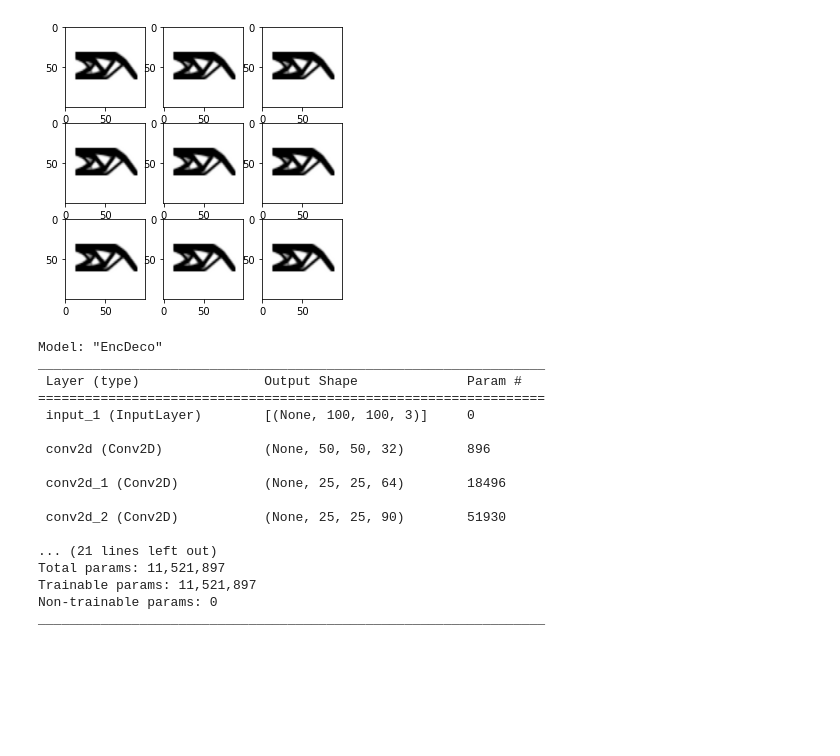
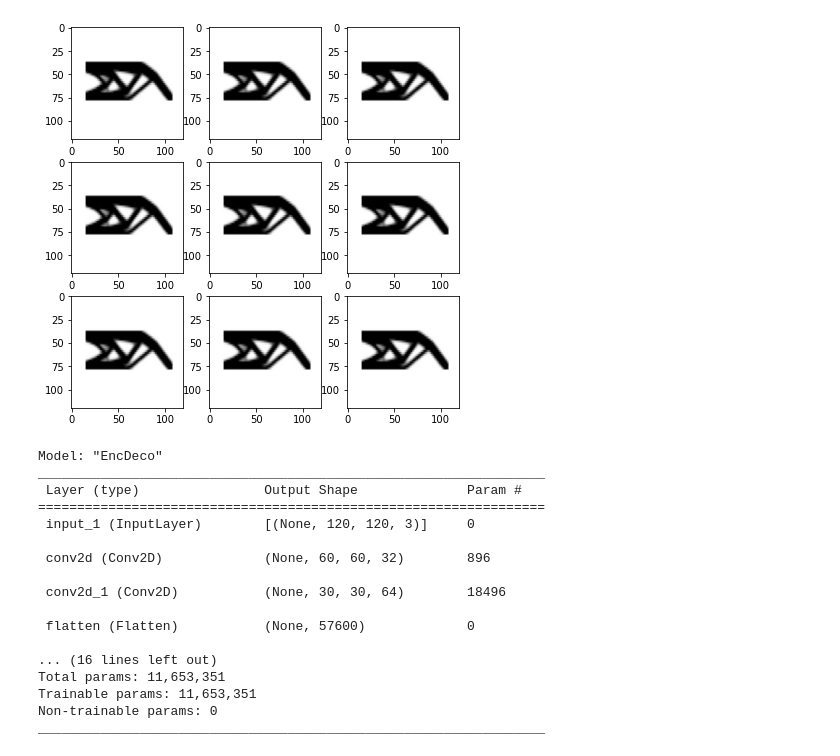
Before and after one commit to kumar-aman891/Mtech-MTP-IITG, a Jupyter notebook: ANN_Encoder_Decoder.ipynb, the cells around one changed output. Cells and saved outputs as stored; diff of their text form; code cells hidden in the pictures; blank space fills up the shorter version.

```diff
--- a/ANN_Encoder_Decoder.ipynb
+++ b/ANN_Encoder_Decoder.ipynb
@@ -16,27 +16,28 @@ Image_path = 'D:\MTP_P1\W10\Trial_2D_TopDeep\Excel_data\img'
 coll = skimage.io.ImageCollection(Image_path + '/*.png')
 
 #coll has the images as they are in the directory i.e is sorted order, also name of files can be viewed as coll.files[0] , shape as col[0].shape
-
+width = 120
+length = 120
 # Now we will resize the image into 50*100 (width*length) , for that first we make a list as assignment is not allowed in ImageCollection, then push list itemps to a numpy array of required size
 img_list = []
 for i in range(len(coll)):
-    img = transform.resize(coll[i], output_shape=(100,100))
+    img = transform.resize(coll[i], output_shape=(width,length))
     img_list.append(img)
 
-img_arr = np.empty((120,100,100,3)) #initializes an empty numpy array which will contain 120 entries, each entry will be a 3 stacked matrices.
+img_arr = np.empty((120,width,length,3)) #initializes an empty numpy array which will contain 120 entries, each entry will be a 3 stacked matrices.
 for i in range(120):
     img_arr[i] = np.asarray(img_list[i])
 # %%
 #visualizing the images
-fig = plt.figure(figsize=(5, 5))
+fig = plt.figure(figsize=(7, 7))
 columns = 3
 rows = 3
 for i in range(1, columns*rows +1):
     img = img_arr[i]
     fig.add_subplot(rows, columns, i)
     plt.imshow(img)
 plt.show()
 # %% [output]
-[figure, old version]
+[figure, new version]
 # %%
 #now corresponding to each image we need an input tensor of size 50*100*3, matrices will contain volumefrac, fy , fx
@@ -64,11 +65,11 @@ X_test = X_test.astype('float32')/255
 # %%
 
 #Initializing ANN
-inputs = keras.Input(shape=(100,100,3),)
+inputs = keras.Input(shape=(width,length,3),)
 
 x = layers.Conv2D(32, 3, activation='relu',strides = 2, padding='same')(inputs)
 x = layers.Conv2D(64, 3, activation='relu',strides = 2, padding ='same')(x)
-x = layers.Conv2D(90, 3, activation='relu',strides = 1, padding ='same')(x)
+# x = layers.Conv2D(90, 3, activation='relu',strides = 1, padding ='same')(x)
 
 
 conv_shape = keras.backend.int_shape(x)
@@ -80,7 +81,7 @@ x = layers.Dense(100, activation ='relu')(x)
 x = layers.Dense(conv_shape[1]*conv_shape[2]*conv_shape[3], activation='relu')(x)
 x = layers.Reshape((conv_shape[1],conv_shape[2],conv_shape[3]))(x)
 
-x = layers.Conv2DTranspose(90, 3, activation='relu',strides = 1, padding ='same')(x)
+# x = layers.Conv2DTranspose(90, 3, activation='relu',strides = 1, padding ='same')(x)
 x = layers.Conv2DTranspose(64, 3, activation = 'relu' , strides = 2, padding = 'same')(x)
 x = layers.Conv2DTranspose(32, 3, activation = 'relu' , strides = 2, padding = 'same')(x)
 
@@ -93,16 +94,16 @@ Model: "EncDeco"
 _________________________________________________________________
  Layer (type)                Output Shape              Param #
 =================================================================
- input_1 (InputLayer)        [(None, 100, 100, 3)]     0
+ input_1 (InputLayer)        [(None, 120, 120, 3)]     0
 
- conv2d (Conv2D)             (None, 50, 50, 32)        896
+ conv2d (Conv2D)             (None, 60, 60, 32)        896
 
- conv2d_1 (Conv2D)           (None, 25, 25, 64)        18496
+ conv2d_1 (Conv2D)           (None, 30, 30, 64)        18496
 
- conv2d_2 (Conv2D)           (None, 25, 25, 90)        51930
+ flatten (Flatten)           (None, 57600)             0
 
-... (21 lines left out)
-Total params: 11,521,897
-Trainable params: 11,521,897
+... (16 lines left out)
+Total params: 11,653,351
+Trainable params: 11,653,351
 Non-trainable params: 0
 _________________________________________________________________
```
Also changed, not shown: parts of 10 cells of this notebook, 2 other files.
